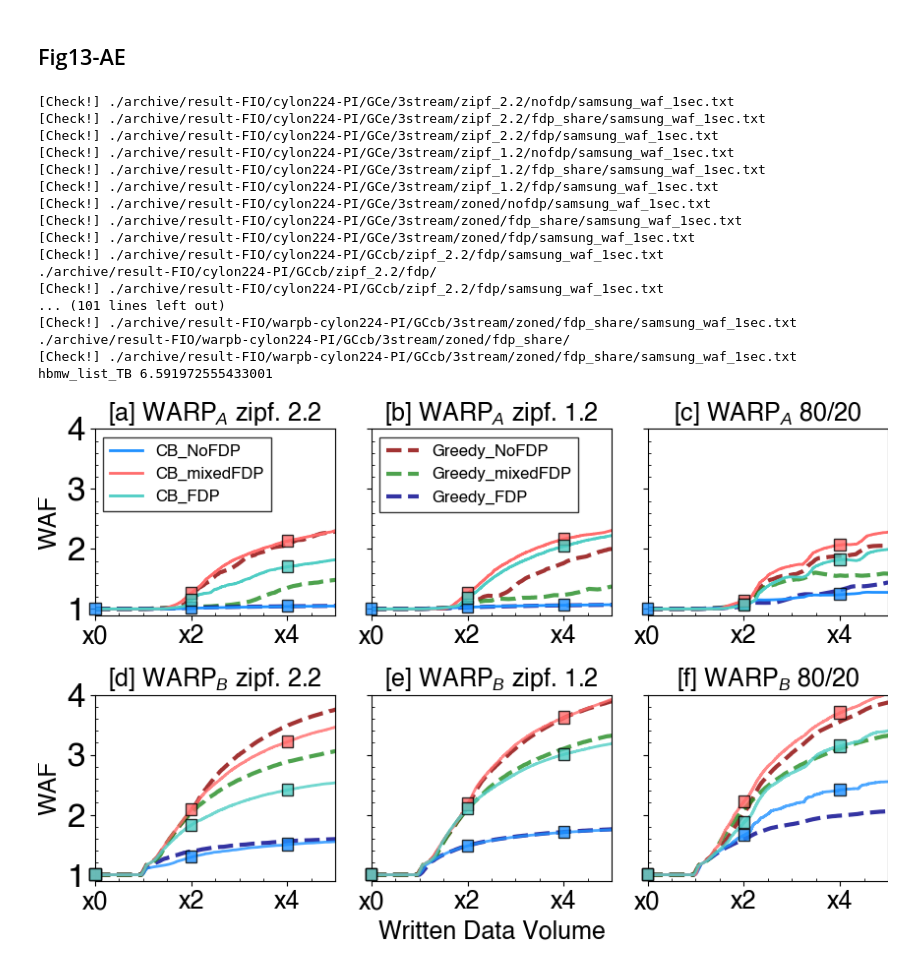
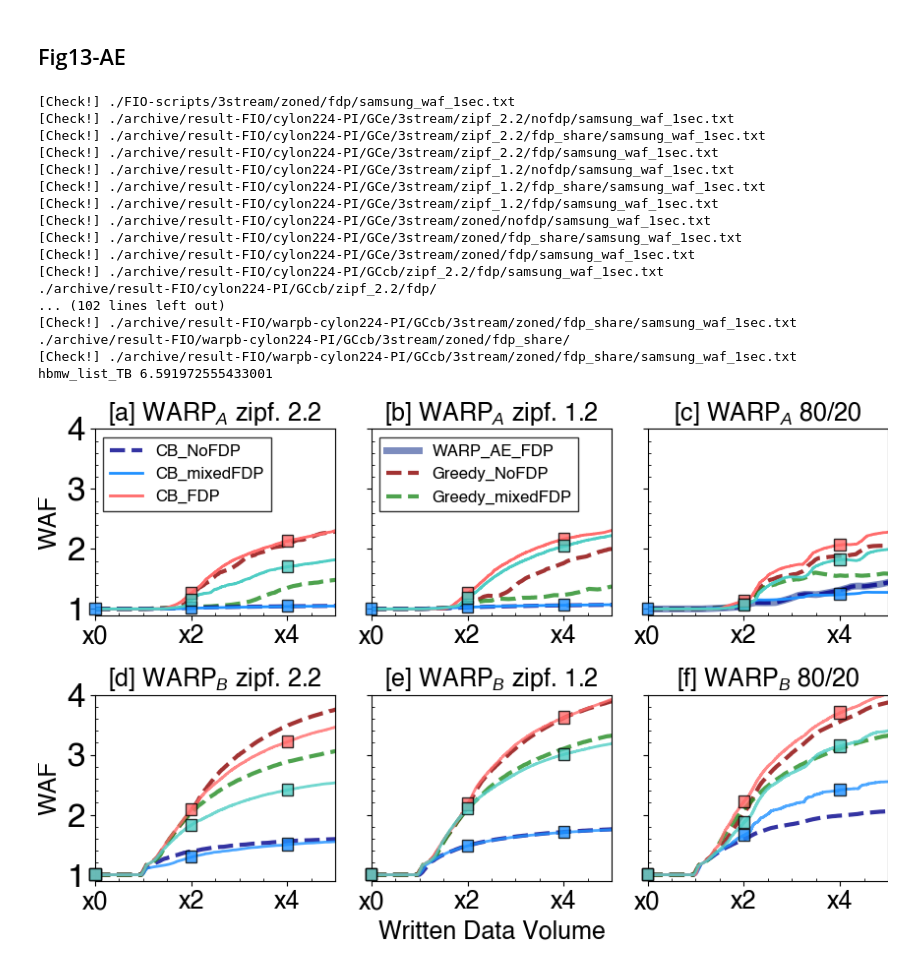
Before and after one commit to MoatLab/WARP-FAST26-AE, a Jupyter notebook: Fig131516.ipynb, the cells around one changed output. Cells and saved outputs as stored; diff of their text form; code cells hidden in the pictures.

```diff
--- a/Fig131516.ipynb
+++ b/Fig131516.ipynb
@@ -1192,8 +1192,8 @@ ae_greedy_colors = {
 #--AE--AE--AE--AE--AE--AE--AE--AE--#
 
 workload= ['zoned/']
-subdirs=['nofdp/','fdp_share/','fdp/']
-data_dir = "./archive/result-FIO/cylon224-PI/GCe/3stream/"
+subdirs=['fdp/']
+data_dir = "./FIO-scripts/3stream/"
 TEXT_FONT_SIZE = 24
 
 # --------------------------- Figure ------------------------ #
@@ -1217,9 +1217,9 @@ for i, w in enumerate(workload):
         #    return [waf_list, hbmw_list , mbmw_list, erase_list]
 
         #ax2 = ax[i//2][i%2].twinx()
-        ax2 = ax[0][i]
+        ax2 = ax[0][2]
         #print(w, sdir, len(hbmw_list_TB))
-        ax2.plot(hbmw_list_TB, waf_list, linewidth=3, linestyle='--', alpha=0.8, label="Greedy_"+sdir.replace('/','').replace('_',' '), color=greedy_colors[sdir])
+        ax2.plot(hbmw_list_TB, waf_list, linewidth=5, linestyle='-', alpha=0.8, label="WARP_AE", color=ae_greedy_colors[sdir])
 #--AE--AE--AE--AE--AE--AE--AE--AE--#
 
 #------------------------------------------------------------#
@@ -1412,14 +1412,14 @@ for i, w in enumerate(workload):
 MEDIUM_PLUS_SIZE=MEDIUM_SIZE+2
 
 # Collect handles and labels from the full figure
-handles, labels = ax[0][0].get_legend_handles_labels()
+handles, labels = ax[0][2].get_legend_handles_labels()
 
 # Split into two groups (first 3 and last 3, adjust as needed)
 handles1, labels1 = handles[:3], labels[:3]
 handles2, labels2 = handles[3:], labels[3:]
 
 # Rename labels (example)
-labels1 = ["Greedy_NoFDP", "Greedy_mixedFDP", "Greedy_FDP"]
+labels1 = ["WARP_AE_FDP", "Greedy_NoFDP", "Greedy_mixedFDP", "Greedy_FDP"]
 labels2 = ["CB_NoFDP", "CB_mixedFDP", "CB_FDP"]
 
 # Place legends in different axes
@@ -1457,35 +1457,35 @@ ax[0][0].set_yticks([1, 2, 3, 4])
 ax[1][0].set_yticks([1, 2, 3, 4])
 
 
 fig.tight_layout(rect=[0, 0.02, 1, 1])
 
 #------------------------#
-isConference = False
+isConference = True
 if (isConference) :
     save_dir = "./archive"
     fig_name = "3stream_WARP_AE"
     #plt.savefig("{0}{1}.eps".format(save_dir,fig_name) ) #, dpi=100)
     plt.savefig("{0}{1}.pdf".format(save_dir,fig_name) ) #, dpi=100)
     plt.savefig("{0}{1}.png".format(save_dir,fig_name) ) #, dpi=100)
-    #plt.savefig("{0}{1}.jpeg".format(save_dir,fig_name)) #, dpi=100)
+    plt.savefig("{0}{1}.jpeg".format(save_dir,fig_name)) #, dpi=100)
 #------------------------#
 plt.show()
 # %% [output]
+[Check!] ./FIO-scripts/3stream/zoned/fdp/samsung_waf_1sec.txt
 [Check!] ./archive/result-FIO/cylon224-PI/GCe/3stream/zipf_2.2/nofdp/samsung_waf_1sec.txt
 [Check!] ./archive/result-FIO/cylon224-PI/GCe/3stream/zipf_2.2/fdp_share/samsung_waf_1sec.txt
 [Check!] ./archive/result-FIO/cylon224-PI/GCe/3stream/zipf_2.2/fdp/samsung_waf_1sec.txt
 [Check!] ./archive/result-FIO/cylon224-PI/GCe/3stream/zipf_1.2/nofdp/samsung_waf_1sec.txt
 [Check!] ./archive/result-FIO/cylon224-PI/GCe/3stream/zipf_1.2/fdp_share/samsung_waf_1sec.txt
 [Check!] ./archive/result-FIO/cylon224-PI/GCe/3stream/zipf_1.2/fdp/samsung_waf_1sec.txt
 [Check!] ./archive/result-FIO/cylon224-PI/GCe/3stream/zoned/nofdp/samsung_waf_1sec.txt
 [Check!] ./archive/result-FIO/cylon224-PI/GCe/3stream/zoned/fdp_share/samsung_waf_1sec.txt
 [Check!] ./archive/result-FIO/cylon224-PI/GCe/3stream/zoned/fdp/samsung_waf_1sec.txt
 [Check!] ./archive/result-FIO/cylon224-PI/GCcb/zipf_2.2/fdp/samsung_waf_1sec.txt
 ./archive/result-FIO/cylon224-PI/GCcb/zipf_2.2/fdp/
-[Check!] ./archive/result-FIO/cylon224-PI/GCcb/zipf_2.2/fdp/samsung_waf_1sec.txt
-... (101 lines left out)
+... (102 lines left out)
 [Check!] ./archive/result-FIO/warpb-cylon224-PI/GCcb/3stream/zoned/fdp_share/samsung_waf_1sec.txt
 ./archive/result-FIO/warpb-cylon224-PI/GCcb/3stream/zoned/fdp_share/
 [Check!] ./archive/result-FIO/warpb-cylon224-PI/GCcb/3stream/zoned/fdp_share/samsung_waf_1sec.txt
 hbmw_list_TB 6.591972555433001
-[figure, old version]
+[figure, new version]
```
Also changed, not shown: parts of 3 cells of this notebook, 40 other files.
